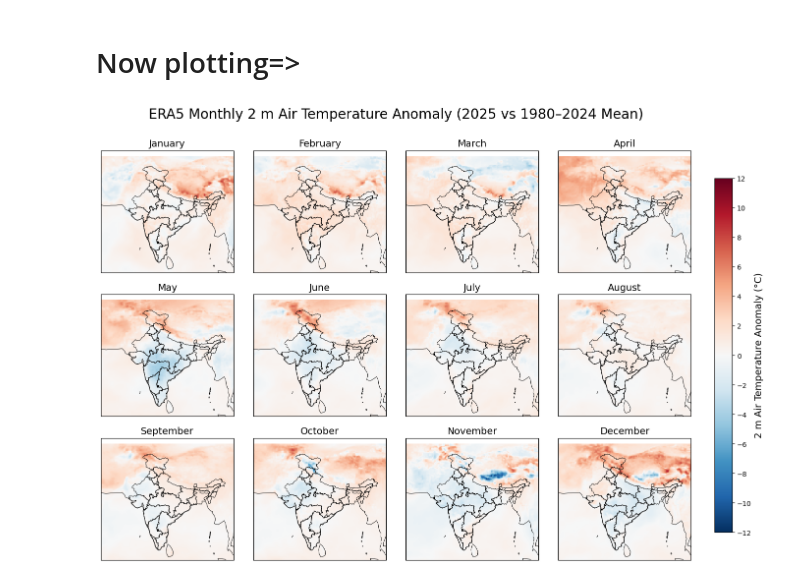
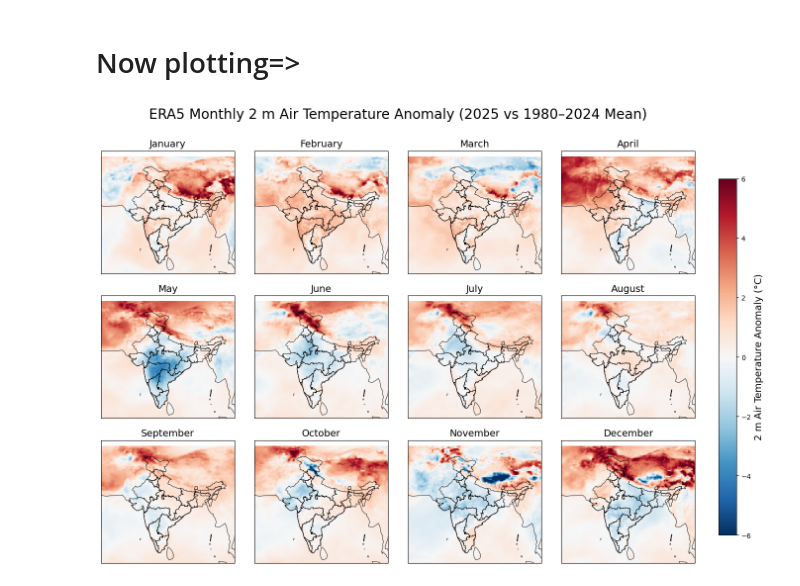
Before and after one commit to nilayiitkgpgit/ERA5, a Jupyter notebook: Monthly_Climatology_Plotting.ipynb, the cells around one changed output. Drawn from its saved outputs; the diff is of its cells as text; code cells hidden in the pictures.

```diff
--- a/Monthly_Climatology_Plotting.ipynb
+++ b/Monthly_Climatology_Plotting.ipynb
@@ -1681,7 +1681,7 @@ Maximum anomaly = 9.55 °C
 # %%
 import xarray as xr
 import matplotlib.pyplot as plt
-import cartopy.crs as ccrs
+import cartopy.crs as ccrsclim_
 import cartopy.io.shapereader as shpreader
 import numpy as np
 import os
@@ -1697,8 +1697,8 @@ india_shp = r"/media/nilay/HDD/IIT KGP 2025/PHD/Shapefiles/India Shapefile With
 lon_min, lon_max = 60, 100
 lat_min, lat_max = 5, 40
 
-anom_min = -12
-anom_max = 12
+anom_min = -6
+anom_max = 6
 
 months = [
     "January", "February", "March", "April",
@@ -1797,32 +1797,33 @@ for i, mon in enumerate(months):
         edgecolor="black",
         linewidth=0.6
     )
 
     ax.set_extent([lon_min, lon_max, lat_min, lat_max])
     ax.set_title(mon, fontsize=14)
     ax.set_xticks([])
     ax.set_yticks([])
 
 # ----------------------------
 # COLORBAR
 # ----------------------------
 if im is not None:
     cax = fig.add_axes([0.92, 0.25, 0.015, 0.6])
     cb = fig.colorbar(im, cax=cax)
     cb.set_label("2 m Air Temperature Anomaly (°C)", fontsize=14)
     cb.set_ticks(np.arange(anom_min, anom_max + 1, 2))
 
 fig.suptitle(
     "ERA5 Monthly 2 m Air Temperature Anomaly (2025 vs 1980–2024 Mean)",
     fontsize=20, y=0.97, x=0.65
 )
-
+clim_dir = r"/media/nilay/HDD/IIT KGP 2025/PHD/ERA5_19802024"
+yr2025_dir = r"/media/nilay/HDD/IIT KGP 2025/PHD/ERA5_2025"
 plt.subplots_adjust(
     left=0.4, right=0.9,
     top=0.9, bottom=0.2,
     wspace=0.15, hspace=0.15
 )
 
 plt.show()
 # %% [output]
-[figure, old version]
+[figure, new version]
```
